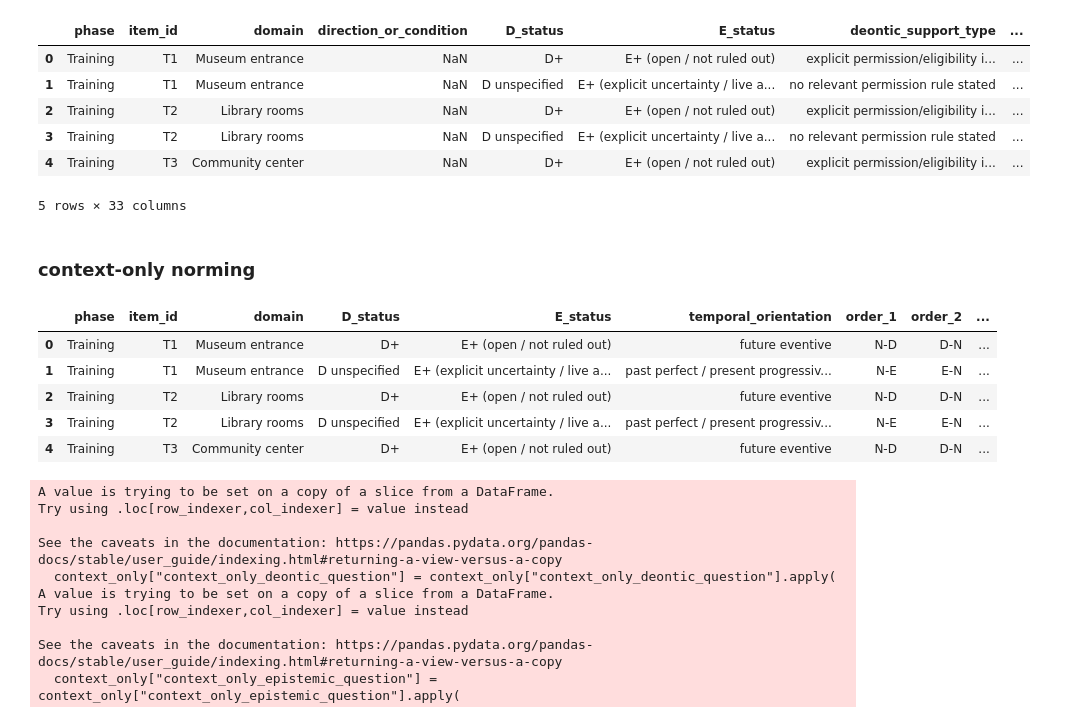
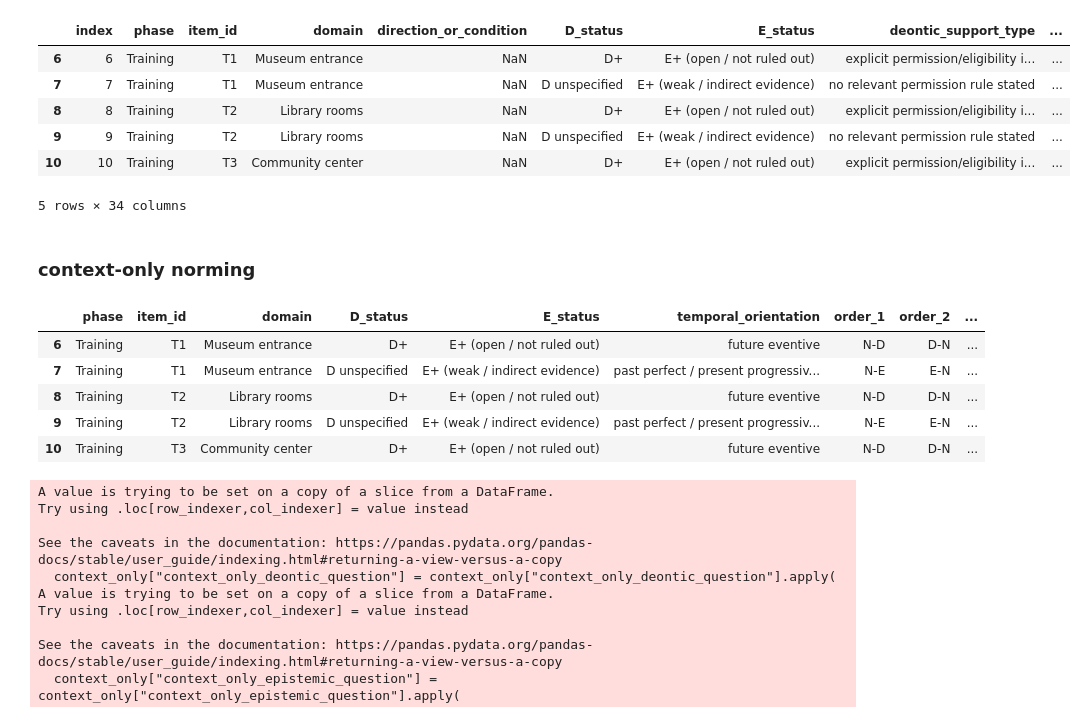
Before and after one commit to lucas-y-li/modal-learning, a Jupyter notebook: norming_stimulus/norming_study_modify_stimulus.ipynb, the cells around one changed output. Saved outputs shown, nothing was run; the diff lists cells and outputs as text; code cells hidden in the pictures.

Commit message:
added new stimulus

```diff
--- a/norming_study_modify_stimulus.ipynb
+++ b/norming_stimulus/norming_study_modify_stimulus.ipynb
@@ -1,23 +1,17 @@
 # %%
 import pandas as pd
 # %%
-# GENERAL NOTE,,,,,,,,,,,,,,,,,,,,,,,,,,,,DAX is the functional auxiliary nonce form and MIP is the lexical-adjective nonce form in this draft. Counterbalance nonce forms across morphosyntactic conditions in the final experiment. Context components that can appear first in an order variant introduce the participant by name rather than with an ungrounded pronoun; pronouns are retained later where their antecedent is clear.,,,,
-# GENERAL NOTE,,,,,,,,,,,,,,,,,,,,,,,,,,,,Context-only and whole-scenario norming must use the same context wording/order for a given item version. Whole-scenario norming differs only by appending the familiar-English target sentence.,,,,
-# GENERAL NOTE,,,,,,,,,,,,,,,,,,,,,,,,,,,,"For test/filler items, three order-pair types are balanced exactly: P1=N-E-D + E-D-N; P2=D-N-E + N-D-E; P3=E-N-D + D-E-N. Each pair occurs 8 times, and each of the six individual three-part orders therefore occurs 8 times.",,,,
-# GENERAL NOTE,,,,,,,,,,,,,,,,,,,,,,,,,,,,"For training items, each root/deontic candidate has N-D and D-N versions; each epistemic candidate has N-E and E-N versions. The untrained flavor is not made false during training.",,,,
-# GENERAL NOTE,,,,,,,,,,,,,,,,,,,,,,,,,,,,"Training candidate syntax is balanced 4/4/4 per flavor across Declarative, Wh-question, and Yes/no inversion. Critical test and filler targets remain declarative to keep the flavor-transfer judgment syntactically conservative. Norming practice/example trials should be declarative.",,,,
-# GENERAL NOTE,,,,,,,,,,,,,,,,,,,,,,,,,,,,E_status records whether the target proposition is epistemically possible (E+) or ruled out (E-). epistemic_support_type separately records HOW E+ is established: explicit live alternatives/positive evidence versus merely remaining open because nothing rules it out. Both receive 'Yes' to the context-only epistemic possibility question because both are compatible with the information state.,,,,
-
-df = pd.read_csv("modal_experiment_v1_stimulus_candidates_v8.csv")
+df = pd.read_csv("../modal_experiment_v1_positive_flavour_stimulus_candidates.csv")
+df = df.loc[df["item_id"].notna()].copy()
 df.head()
 # %% [output]
-|  | phase | item_id | domain | direction_or_condition | D_status | E_status | deontic_support_type | ... |
-| 0 | Training | T1 | Museum entrance | NaN | D+ | E+ (open / not ruled out) | explicit permission/eligibility i... | ... |
-| 1 | Training | T1 | Museum entrance | NaN | D unspecified | E+ (explicit uncertainty / live a... | no relevant permission rule stated | ... |
-| 2 | Training | T2 | Library rooms | NaN | D+ | E+ (open / not ruled out) | explicit permission/eligibility i... | ... |
-| 3 | Training | T2 | Library rooms | NaN | D unspecified | E+ (explicit uncertainty / live a... | no relevant permission rule stated | ... |
-| 4 | Training | T3 | Community center | NaN | D+ | E+ (open / not ruled out) | explicit permission/eligibility i... | ... |
+|  | index | phase | item_id | domain | direction_or_condition | D_status | E_status | deontic_support_type | ... |
+| 6 | 6 | Training | T1 | Museum entrance | NaN | D+ | E+ (open / not ruled out) | explicit permission/eligibility i... | ... |
+| 7 | 7 | Training | T1 | Museum entrance | NaN | D unspecified | E+ (weak / indirect evidence) | no relevant permission rule stated | ... |
+| 8 | 8 | Training | T2 | Library rooms | NaN | D+ | E+ (open / not ruled out) | explicit permission/eligibility i... | ... |
+| 9 | 9 | Training | T2 | Library rooms | NaN | D unspecified | E+ (weak / indirect evidence) | no relevant permission rule stated | ... |
+| 10 | 10 | Training | T3 | Community center | NaN | D+ | E+ (open / not ruled out) | explicit permission/eligibility i... | ... |
-5 rows × 33 columns
+5 rows × 34 columns
 # %% [markdown]
 ### context-only norming
 # %%
@@ -40,11 +34,11 @@ context_only = df[cols]
 context_only.head()
 # %% [output]
 |  | phase | item_id | domain | D_status | E_status | temporal_orientation | order_1 | order_2 | ... |
-| 0 | Training | T1 | Museum entrance | D+ | E+ (open / not ruled out) | future eventive | N-D | D-N | ... |
-| 1 | Training | T1 | Museum entrance | D unspecified | E+ (explicit uncertainty / live a... | past perfect / present progressiv... | N-E | E-N | ... |
-| 2 | Training | T2 | Library rooms | D+ | E+ (open / not ruled out) | future eventive | N-D | D-N | ... |
-| 3 | Training | T2 | Library rooms | D unspecified | E+ (explicit uncertainty / live a... | past perfect / present progressiv... | N-E | E-N | ... |
-| 4 | Training | T3 | Community center | D+ | E+ (open / not ruled out) | future eventive | N-D | D-N | ... |
+| 6 | Training | T1 | Museum entrance | D+ | E+ (open / not ruled out) | future eventive | N-D | D-N | ... |
+| 7 | Training | T1 | Museum entrance | D unspecified | E+ (weak / indirect evidence) | past perfect / present progressiv... | N-E | E-N | ... |
+| 8 | Training | T2 | Library rooms | D+ | E+ (open / not ruled out) | future eventive | N-D | D-N | ... |
+| 9 | Training | T2 | Library rooms | D unspecified | E+ (weak / indirect evidence) | past perfect / present progressiv... | N-E | E-N | ... |
+| 10 | Training | T3 | Community center | D+ | E+ (open / not ruled out) | future eventive | N-D | D-N | ... |
 # %%
 context_only["context_only_deontic_question"] = context_only["context_only_deontic_question"].apply(
     lambda x: x.replace("rules or permissions", "<b>rules or permissions</b>")
```
Also changed, not shown: parts of 5 cells of this notebook, 17 other files.
